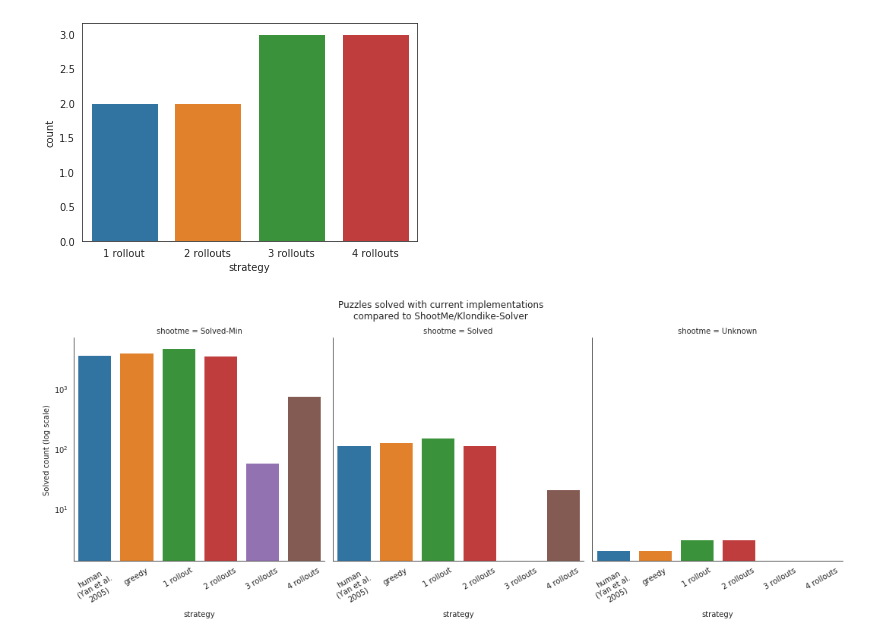
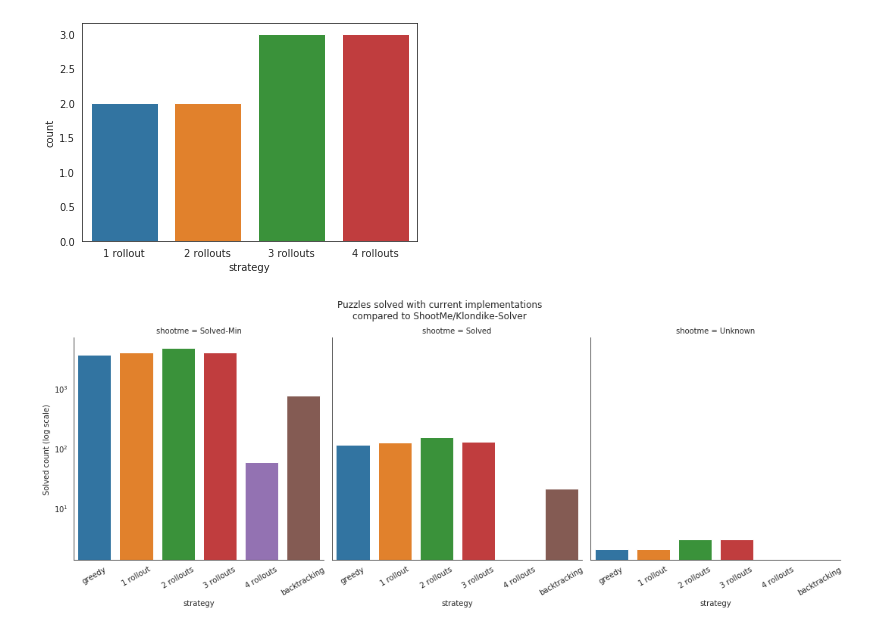
Before and after one commit to glifchits/KlonSolve, a Jupyter notebook: AssembleBenchResults.ipynb, the cells around one changed output. Saved outputs shown, nothing was run; the diff lists cells and outputs as text; code cells hidden in the pictures.

```diff
--- a/AssembleBenchResults.ipynb
+++ b/AssembleBenchResults.ipynb
@@ -234,18 +260,18 @@ sns.barplot(
 # %%
 g = sns.catplot(
     kind='bar',
     data=outcomes.query('solved==True'),
     col='shootme', col_order=['Solved-Min', 'Solved', 'Unknown'],
     x='strategy',
     y='count',
 #     hue='solved',
     ci=None
 )
 g.set_axis_labels(y_var="Solved count (log scale)")
 g.fig.suptitle("""Puzzles solved with current implementations
 compared to ShootMe/Klondike-Solver""", y=1.07)
 for ax in g.axes.flat:
     ax.set_yscale('log')
-    ax.set_xticklabels(labels, rotation=30)
+    ax.set_xticklabels(labels[1:], rotation=30)
 # %% [output]
-[figure, old version]
+[figure, new version]
```
Also changed, not shown: parts of 8 cells of this notebook, 10 other files.
